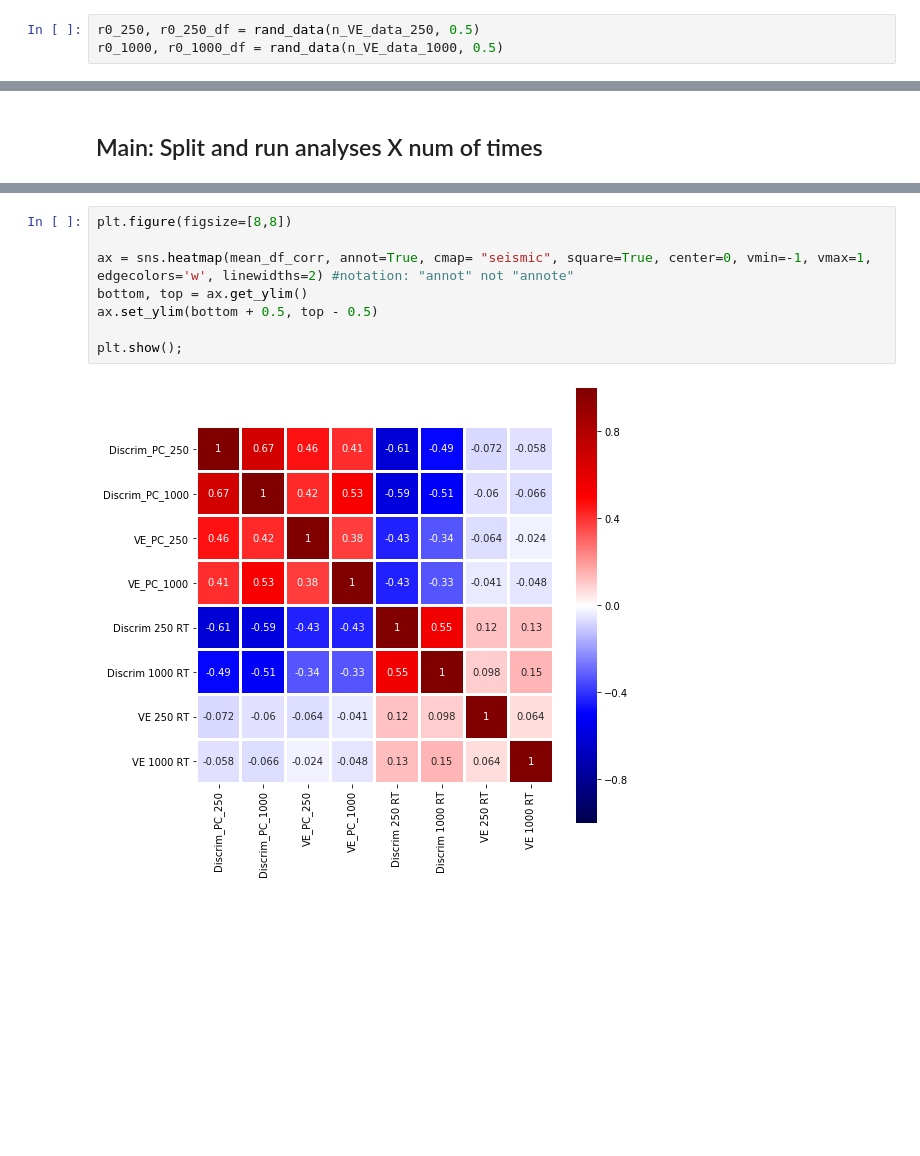
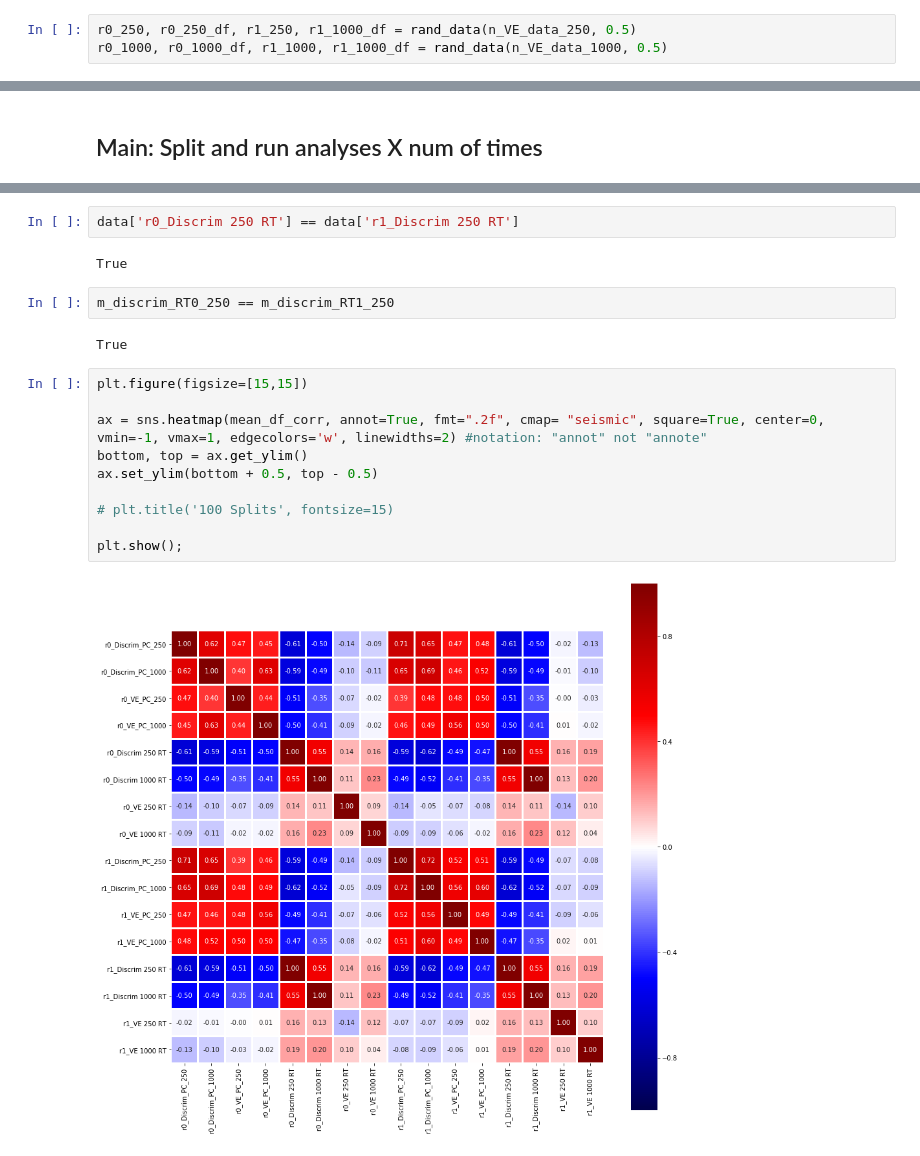
Before and after one commit to prachimahab/depth_discrimination, a Jupyter notebook: split_matrices.ipynb, the cells around one changed output, grey strips where cells are left out. Drawn from its saved outputs; the diff is of its cells as text; blank space fills up the shorter version.

Commit message:
split

```diff
--- a/split_matrices.ipynb
+++ b/split_matrices.ipynb
@@ -108,3 +157,3 @@ def rand_data(duration_df, proportion):
 # %%
-r0_250, r0_250_df = rand_data(n_VE_data_250, 0.5)
-r0_1000, r0_1000_df = rand_data(n_VE_data_1000, 0.5)
+r0_250, r0_250_df, r1_250, r1_1000_df = rand_data(n_VE_data_250, 0.5)
+r0_1000, r0_1000_df, r1_1000, r1_1000_df = rand_data(n_VE_data_1000, 0.5)
@@ -616,11 +701,21 @@ mean_df_corr = df_sum / len(dfs)
+# %%
+data['r0_Discrim 250 RT'] == data['r1_Discrim 250 RT']
+# %% [output]
+True
+# %%
+m_discrim_RT0_250 == m_discrim_RT1_250
+# %% [output]
+True
 # %%
-plt.figure(figsize=[8,8])
+plt.figure(figsize=[15,15])
 
-ax = sns.heatmap(mean_df_corr, annot=True, cmap= "seismic", square=True, center=0, vmin=-1, vmax=1, edgecolors='w', linewidths=2) #notation: "annot" not "annote"
+ax = sns.heatmap(mean_df_corr, annot=True, fmt=".2f", cmap= "seismic", square=True, center=0, vmin=-1, vmax=1, edgecolors='w', linewidths=2) #notation: "annot" not "annote"
 bottom, top = ax.get_ylim()
 ax.set_ylim(bottom + 0.5, top - 0.5)
 
+# plt.title('100 Splits', fontsize=15)
+
 plt.show();
 # %% [output]
-[figure, old version]
+[figure, new version]
 # %%
```
Also changed, not shown: parts of 6 cells of this notebook.
